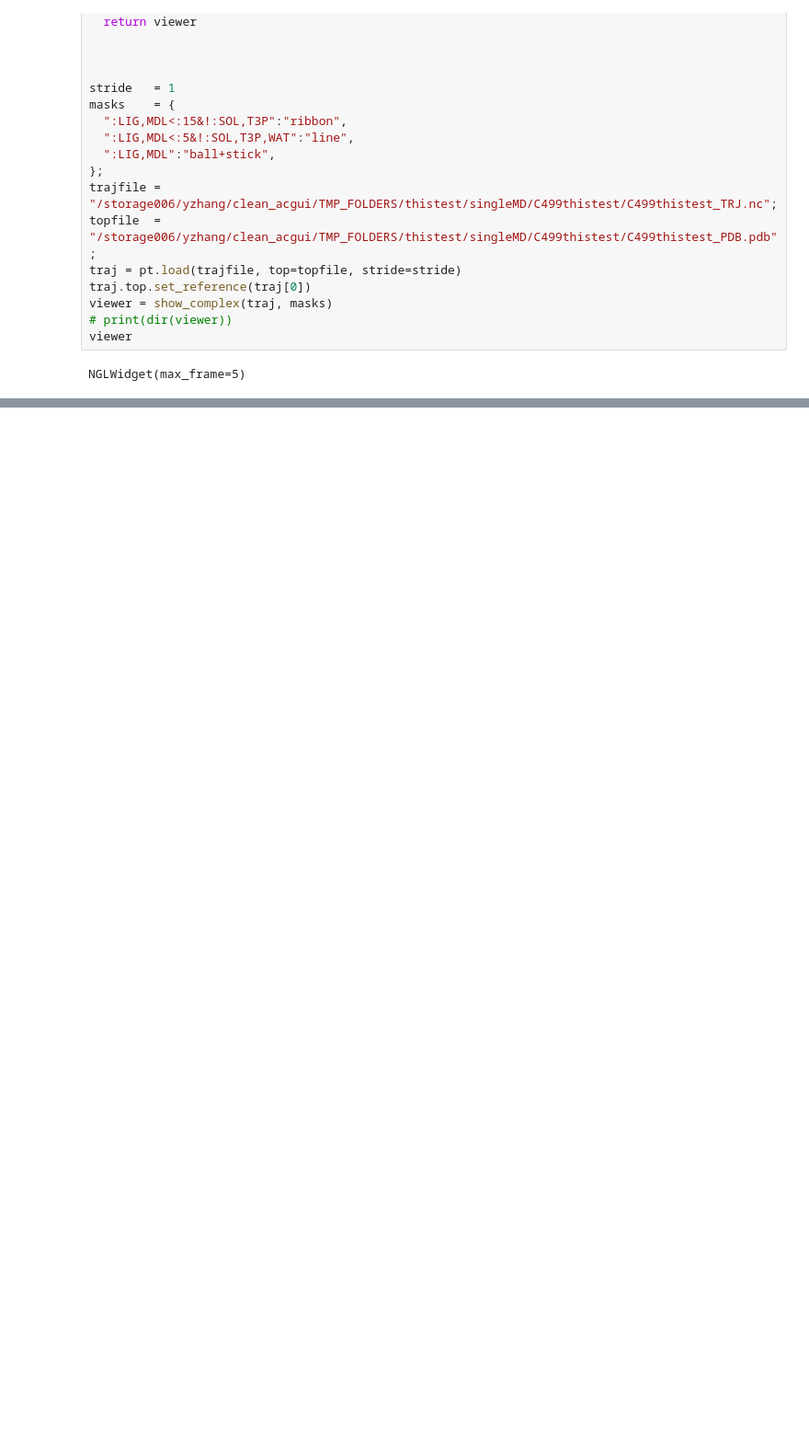
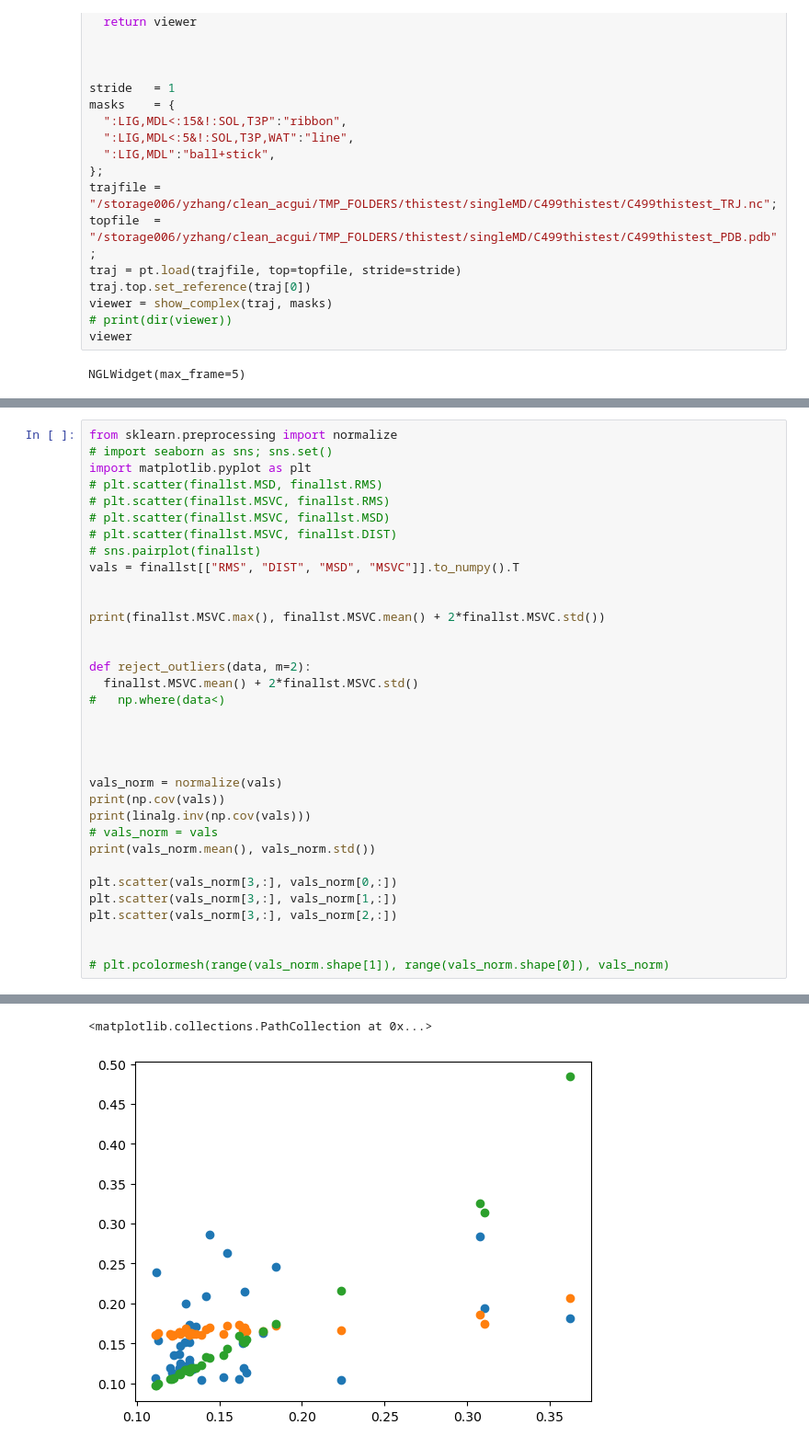
Before and after one commit to miemiemmmm/Nearl, a Jupyter notebook: notebooks/Pairwise_distance.ipynb, the cells around one changed output, grey strips where cells are left out. Shown at 92% size. Drawn from its saved outputs; the diff is of its cells as text; blank space fills up the shorter version.

```diff
--- a/notebooks/Pairwise_distance.ipynb
+++ b/notebooks/Pairwise_distance.ipynb
@@ -139,0 +313,35 @@ NGLWidget(max_frame=5)
+# %%
+from sklearn.preprocessing import normalize
+# import seaborn as sns; sns.set()
+import matplotlib.pyplot as plt
+# plt.scatter(finallst.MSD, finallst.RMS)
+# plt.scatter(finallst.MSVC, finallst.RMS)
+# plt.scatter(finallst.MSVC, finallst.MSD)
+# plt.scatter(finallst.MSVC, finallst.DIST)
+# sns.pairplot(finallst)
+vals = finallst[["RMS", "DIST", "MSD", "MSVC"]].to_numpy().T
+
+
+print(finallst.MSVC.max(), finallst.MSVC.mean() + 2*finallst.MSVC.std())
+
+
+def reject_outliers(data, m=2):
+  finallst.MSVC.mean() + 2*finallst.MSVC.std()
+#   np.where(data<)
+
+
+
+
+vals_norm = normalize(vals)
+print(np.cov(vals))
+print(linalg.inv(np.cov(vals)))
+# vals_norm = vals
+print(vals_norm.mean(), vals_norm.std())
+
+plt.scatter(vals_norm[3,:], vals_norm[0,:])
+plt.scatter(vals_norm[3,:], vals_norm[1,:])
+plt.scatter(vals_norm[3,:], vals_norm[2,:])
+
+
+# plt.pcolormesh(range(vals_norm.shape[1]), range(vals_norm.shape[0]), vals_norm)
+# %% [output]
@@ -139,0 +358,2 @@ NGLWidget(max_frame=5)
+<matplotlib.collections.PathCollection at 0x...>
+[figure, added]
```
Also changed, not shown: parts of 9 cells of this notebook, 1 other file.
